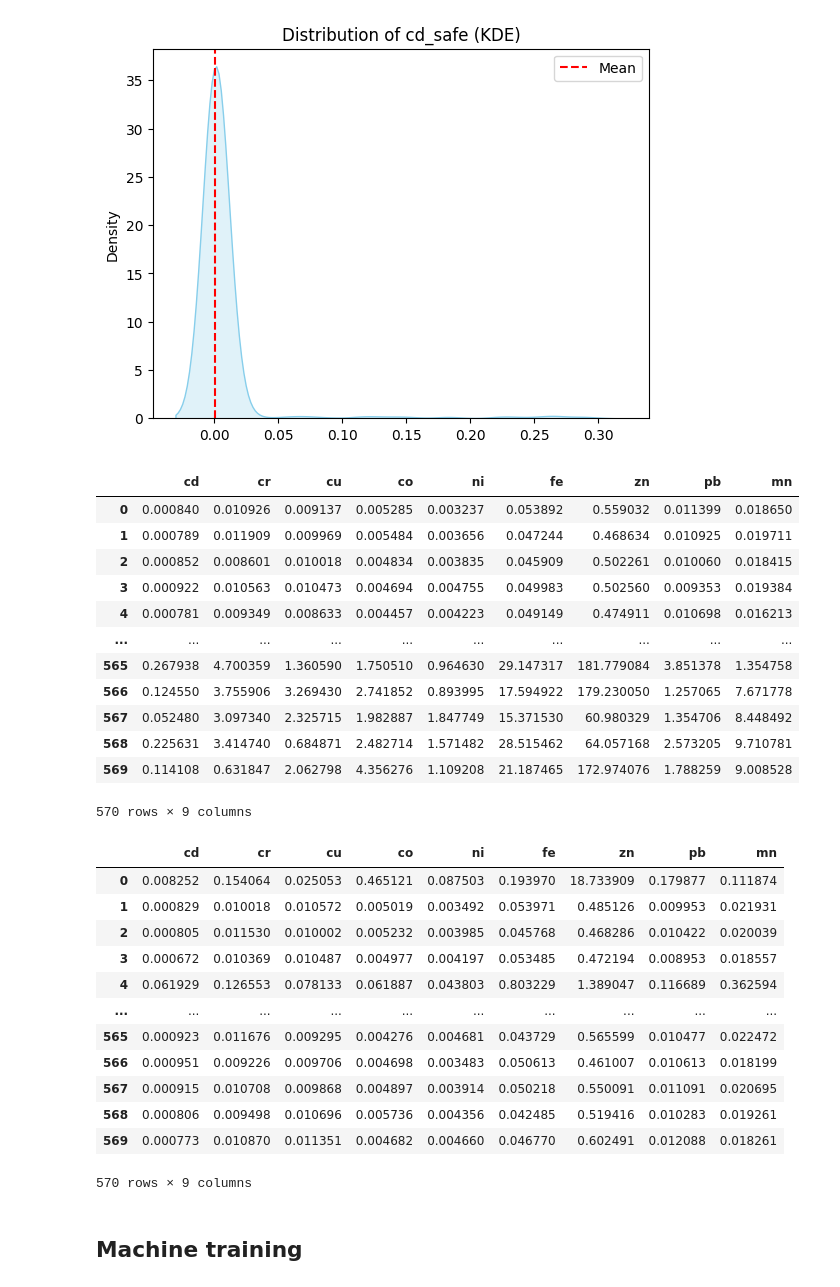
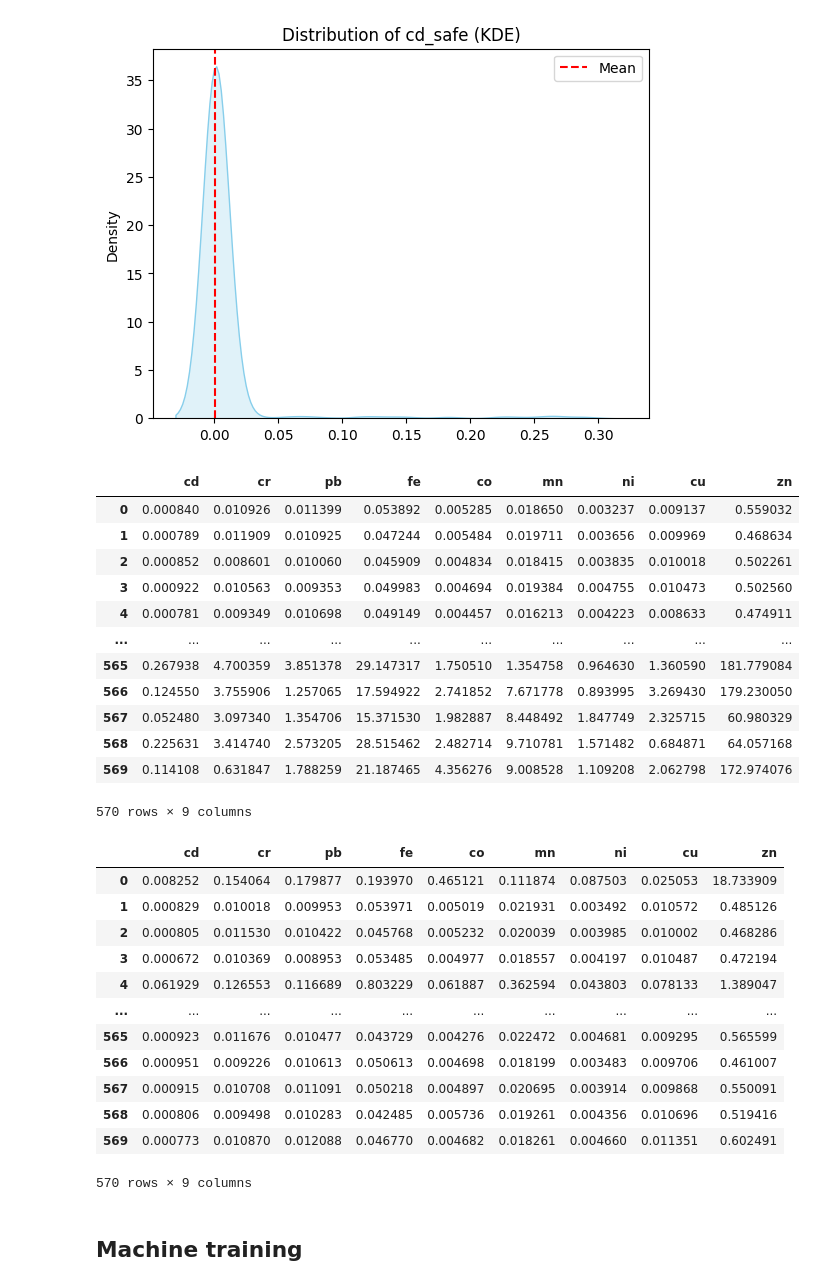
Before and after one commit to Team-ALPHABETxD/sih_workspace, a Jupyter notebook: prediction_server/notebook/anomaly.ipynb, the cells around one changed output. Drawn from its saved outputs; the diff is of its cells as text; code cells hidden in the pictures.

```diff
--- a/prediction_server/notebook/anomaly.ipynb
+++ b/prediction_server/notebook/anomaly.ipynb
@@ -104,49 +104,49 @@ visualise_dist(cd_data)
 # %%
 # create df of the dataset
 data = pd.DataFrame({
     'cd': cd_data,
     'cr': cr_data,
+    'pb': pb_data,
+    'fe': fe_data,
+    'co': co_data,
+    'mn': mn_data,
+    'ni': ni_data,
     'cu': cu_data,
-    'co': co_data,
-    'ni': ni_data,
-    'fe': fe_data,
     'zn': zn_data,
-    'pb': pb_data,
-    'mn': mn_data
 })
 
 data
 # %% [output]
-|  | cd | cr | cu | co | ni | fe | zn | pb | mn |
-| 0 | 0.000840 | 0.010926 | 0.009137 | 0.005285 | 0.003237 | 0.053892 | 0.559032 | 0.011399 | 0.018650 |
-| 1 | 0.000789 | 0.011909 | 0.009969 | 0.005484 | 0.003656 | 0.047244 | 0.468634 | 0.010925 | 0.019711 |
-| 2 | 0.000852 | 0.008601 | 0.010018 | 0.004834 | 0.003835 | 0.045909 | 0.502261 | 0.010060 | 0.018415 |
-| 3 | 0.000922 | 0.010563 | 0.010473 | 0.004694 | 0.004755 | 0.049983 | 0.502560 | 0.009353 | 0.019384 |
-| 4 | 0.000781 | 0.009349 | 0.008633 | 0.004457 | 0.004223 | 0.049149 | 0.474911 | 0.010698 | 0.016213 |
+|  | cd | cr | pb | fe | co | mn | ni | cu | zn |
+| 0 | 0.000840 | 0.010926 | 0.011399 | 0.053892 | 0.005285 | 0.018650 | 0.003237 | 0.009137 | 0.559032 |
+| 1 | 0.000789 | 0.011909 | 0.010925 | 0.047244 | 0.005484 | 0.019711 | 0.003656 | 0.009969 | 0.468634 |
+| 2 | 0.000852 | 0.008601 | 0.010060 | 0.045909 | 0.004834 | 0.018415 | 0.003835 | 0.010018 | 0.502261 |
+| 3 | 0.000922 | 0.010563 | 0.009353 | 0.049983 | 0.004694 | 0.019384 | 0.004755 | 0.010473 | 0.502560 |
+| 4 | 0.000781 | 0.009349 | 0.010698 | 0.049149 | 0.004457 | 0.016213 | 0.004223 | 0.008633 | 0.474911 |
 | ... | ... | ... | ... | ... | ... | ... | ... | ... | ... |
-| 565 | 0.267938 | 4.700359 | 1.360590 | 1.750510 | 0.964630 | 29.147317 | 181.779084 | 3.851378 | 1.354758 |
-| 566 | 0.124550 | 3.755906 | 3.269430 | 2.741852 | 0.893995 | 17.594922 | 179.230050 | 1.257065 | 7.671778 |
-| 567 | 0.052480 | 3.097340 | 2.325715 | 1.982887 | 1.847749 | 15.371530 | 60.980329 | 1.354706 | 8.448492 |
-| 568 | 0.225631 | 3.414740 | 0.684871 | 2.482714 | 1.571482 | 28.515462 | 64.057168 | 2.573205 | 9.710781 |
-| 569 | 0.114108 | 0.631847 | 2.062798 | 4.356276 | 1.109208 | 21.187465 | 172.974076 | 1.788259 | 9.008528 |
+| 565 | 0.267938 | 4.700359 | 3.851378 | 29.147317 | 1.750510 | 1.354758 | 0.964630 | 1.360590 | 181.779084 |
+| 566 | 0.124550 | 3.755906 | 1.257065 | 17.594922 | 2.741852 | 7.671778 | 0.893995 | 3.269430 | 179.230050 |
+| 567 | 0.052480 | 3.097340 | 1.354706 | 15.371530 | 1.982887 | 8.448492 | 1.847749 | 2.325715 | 60.980329 |
+| 568 | 0.225631 | 3.414740 | 2.573205 | 28.515462 | 2.482714 | 9.710781 | 1.571482 | 0.684871 | 64.057168 |
+| 569 | 0.114108 | 0.631847 | 1.788259 | 21.187465 | 4.356276 | 9.008528 | 1.109208 | 2.062798 | 172.974076 |
 570 rows × 9 columns
 # %%
 # Shuffle the dataset
 data = data.sample(frac= 1, random_state=42).reset_index(drop=True)
 data
 # %% [output]
-|  | cd | cr | cu | co | ni | fe | zn | pb | mn |
-| 0 | 0.008252 | 0.154064 | 0.025053 | 0.465121 | 0.087503 | 0.193970 | 18.733909 | 0.179877 | 0.111874 |
-| 1 | 0.000829 | 0.010018 | 0.010572 | 0.005019 | 0.003492 | 0.053971 | 0.485126 | 0.009953 | 0.021931 |
-| 2 | 0.000805 | 0.011530 | 0.010002 | 0.005232 | 0.003985 | 0.045768 | 0.468286 | 0.010422 | 0.020039 |
-| 3 | 0.000672 | 0.010369 | 0.010487 | 0.004977 | 0.004197 | 0.053485 | 0.472194 | 0.008953 | 0.018557 |
-| 4 | 0.061929 | 0.126553 | 0.078133 | 0.061887 | 0.043803 | 0.803229 | 1.389047 | 0.116689 | 0.362594 |
+|  | cd | cr | pb | fe | co | mn | ni | cu | zn |
+| 0 | 0.008252 | 0.154064 | 0.179877 | 0.193970 | 0.465121 | 0.111874 | 0.087503 | 0.025053 | 18.733909 |
+| 1 | 0.000829 | 0.010018 | 0.009953 | 0.053971 | 0.005019 | 0.021931 | 0.003492 | 0.010572 | 0.485126 |
+| 2 | 0.000805 | 0.011530 | 0.010422 | 0.045768 | 0.005232 | 0.020039 | 0.003985 | 0.010002 | 0.468286 |
+| 3 | 0.000672 | 0.010369 | 0.008953 | 0.053485 | 0.004977 | 0.018557 | 0.004197 | 0.010487 | 0.472194 |
+| 4 | 0.061929 | 0.126553 | 0.116689 | 0.803229 | 0.061887 | 0.362594 | 0.043803 | 0.078133 | 1.389047 |
 | ... | ... | ... | ... | ... | ... | ... | ... | ... | ... |
-| 565 | 0.000923 | 0.011676 | 0.009295 | 0.004276 | 0.004681 | 0.043729 | 0.565599 | 0.010477 | 0.022472 |
-| 566 | 0.000951 | 0.009226 | 0.009706 | 0.004698 | 0.003483 | 0.050613 | 0.461007 | 0.010613 | 0.018199 |
-| 567 | 0.000915 | 0.010708 | 0.009868 | 0.004897 | 0.003914 | 0.050218 | 0.550091 | 0.011091 | 0.020695 |
-| 568 | 0.000806 | 0.009498 | 0.010696 | 0.005736 | 0.004356 | 0.042485 | 0.519416 | 0.010283 | 0.019261 |
-| 569 | 0.000773 | 0.010870 | 0.011351 | 0.004682 | 0.004660 | 0.046770 | 0.602491 | 0.012088 | 0.018261 |
+| 565 | 0.000923 | 0.011676 | 0.010477 | 0.043729 | 0.004276 | 0.022472 | 0.004681 | 0.009295 | 0.565599 |
+| 566 | 0.000951 | 0.009226 | 0.010613 | 0.050613 | 0.004698 | 0.018199 | 0.003483 | 0.009706 | 0.461007 |
+| 567 | 0.000915 | 0.010708 | 0.011091 | 0.050218 | 0.004897 | 0.020695 | 0.003914 | 0.009868 | 0.550091 |
+| 568 | 0.000806 | 0.009498 | 0.010283 | 0.042485 | 0.005736 | 0.019261 | 0.004356 | 0.010696 | 0.519416 |
+| 569 | 0.000773 | 0.010870 | 0.012088 | 0.046770 | 0.004682 | 0.018261 | 0.004660 | 0.011351 | 0.602491 |
 570 rows × 9 columns
 # %% [markdown]
 ## Machine training
```
Also changed, not shown: parts of 2 cells of this notebook, 10 other files.
